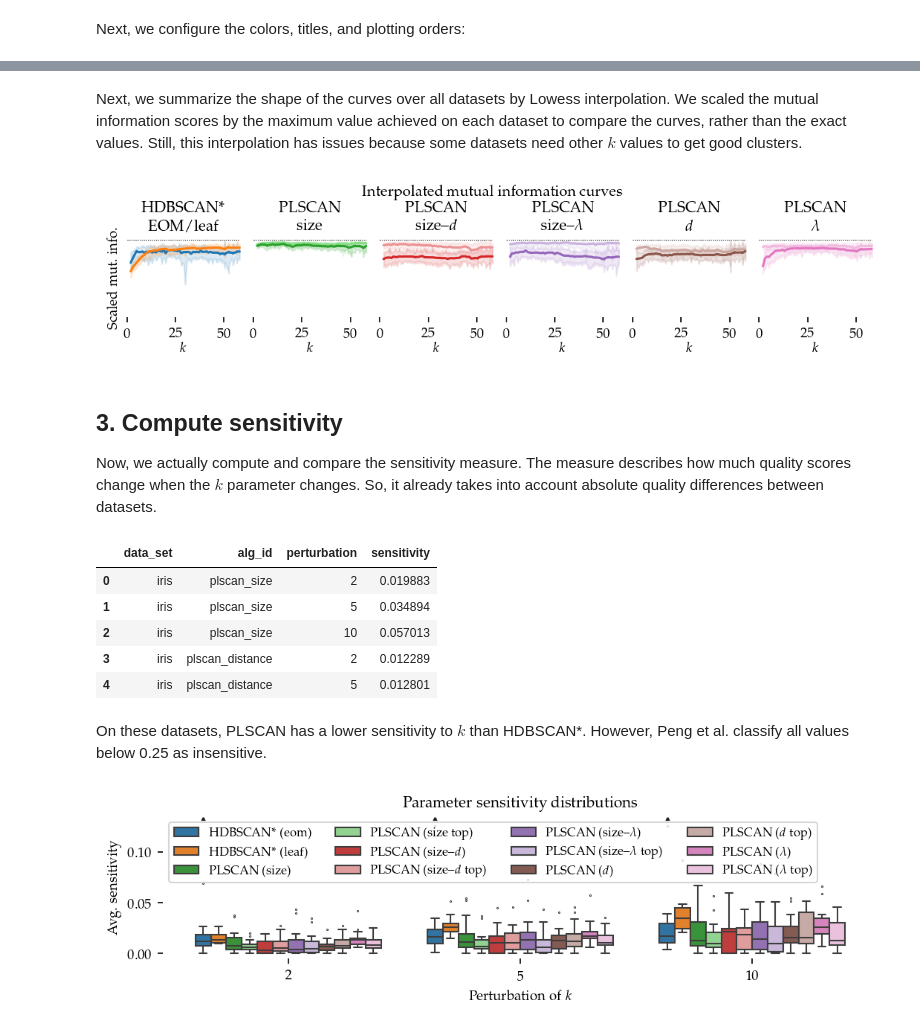
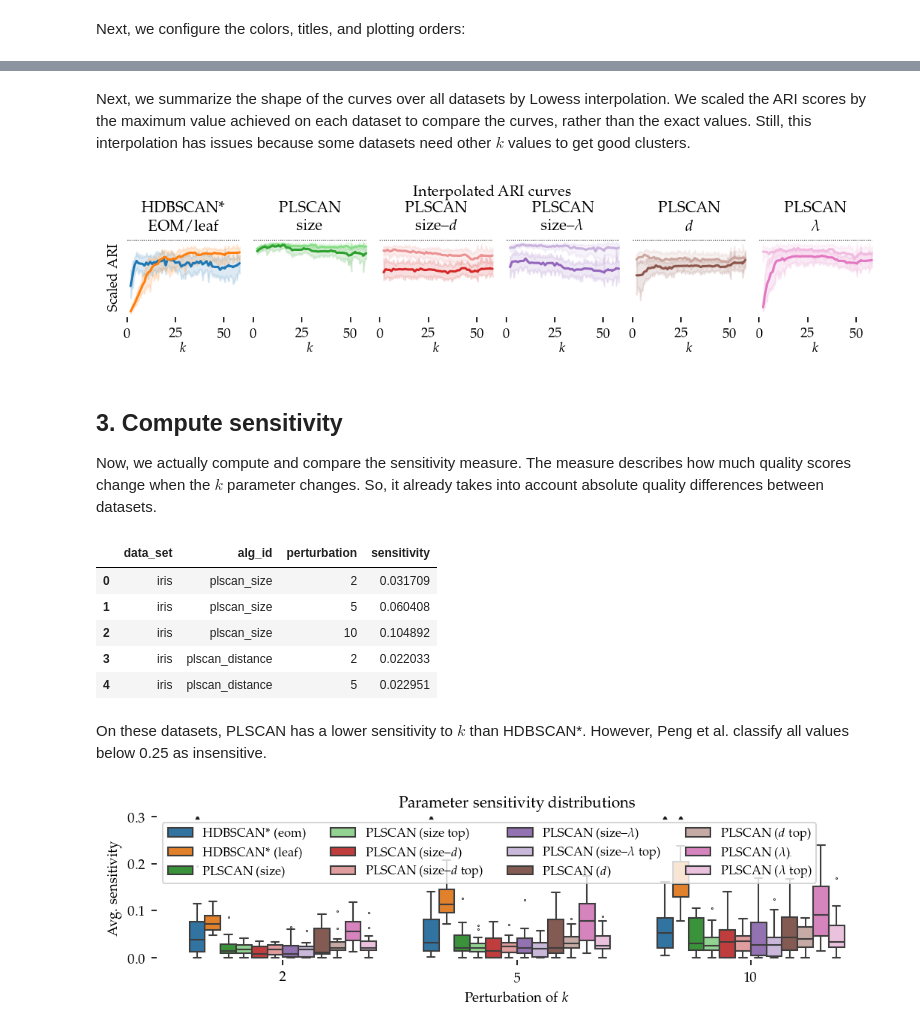
Before and after one commit to JelmerBot/fast_plscan, a Jupyter notebook: docs/demo_parameter_sensitivity.ipynb, the cells around one changed output, grey strips where cells are left out. Drawn from its saved outputs; the diff is of its cells as text; code cells hidden in the pictures.

Commit message:
sensitivity on ari; table with default layer;

```diff
--- a/docs/demo_parameter_sensitivity.ipynb
+++ b/docs/demo_parameter_sensitivity.ipynb
@@ -546,10 +546,10 @@ for j, ids in enumerate(alg_idxs):
     plt.yticks([])
     plt.ylim(0, 1)
     if j == 0:
-        plt.ylabel(f"{dataset_name(data_sets[0])}\nMutual info.", labelpad=0, color="w")
+        plt.ylabel(f"{dataset_name(data_sets[0])}\nARI.", labelpad=0, color="w")
     plt.tick_params(axis="x", colors="white")
     plt.tick_params(axis="y", colors="white")
-    plt.suptitle("Individual mutual information curves", y=1)
+    plt.suptitle("Per dataset curves", y=1)
     plt.subplots_adjust(bottom=0, right=1, top=1, left=0.08, wspace=0.01)
     plt.savefig("images/parameter_sensitivity_header.pdf", pad_inches=0)
 # %% [output]
@@ -559,7 +559,7 @@ for i, data_name in enumerate(data_sets):
     sized_fig(1, 1.1 / 6)
     ddf = plot_df.query(f'data_set == "{data_name}"')
     max_x = ddf.k.max()
-    max_y = ddf.mutual_info.max()
+    max_y = ddf.ari.max()
     for j, ids in enumerate(alg_idxs):
         plt.subplot(1, 6, j + 1)
         plt.hlines(
@@ -573,7 +573,7 @@ for i, data_name in enumerate(data_sets):
         sns.lineplot(
             data=ddf,
             x="k",
-            y="mutual_info",
+            y="ari",
             hue="alg_id",
             hue_order=[alg_ids[idx] for idx in ids],
             errorbar=None,
@@ -597,7 +597,7 @@ for i, data_name in enumerate(data_sets):
         plt.ylim(0, 1.05)
         plt.yticks(ticks)
         if j == 0:
-            plt.ylabel(f"{dataset_name(data_name)}\nMutual info.", labelpad=0)
+            plt.ylabel(f"{dataset_name(data_name)}\nARI", labelpad=0)
         else:
             plt.ylabel("")
             plt.gca().set_yticklabels(["" for t in ticks])
@@ -620,14 +620,14 @@ plt.show()
 ... (5 outputs left out)
 # %% [markdown]
 Next, we summarize the shape of the curves over all datasets by Lowess
-interpolation. We scaled the mutual information scores by the maximum value
-achieved on each dataset to compare the curves, rather than the exact values.
-Still, this interpolation has issues because some datasets need other $k$ values
-to get good clusters.
+interpolation. We scaled the ARI scores by the maximum value achieved on each
+dataset to compare the curves, rather than the exact values. Still, this
+interpolation has issues because some datasets need other $k$ values to get good
+clusters.
 # %%
 def scale_quality(group):
-    max_q = group.mutual_info.max()
-    group["scaled_quality"] = group.mutual_info / max_q
+    max_q = group.ari.max()
+    group["scaled_quality"] = group.ari / max_q
     return group
 
 
@@ -639,36 +639,36 @@ plot_df = (
 # %%
 sized_fig(1, 1.3 / 6)
 max_y = plot_df.scaled_quality.max()
 for j, ids in enumerate(alg_idxs):
     plt.subplot(1, 6, j + 1)
     for i, idx in enumerate(ids):
         alg_id = alg_ids[idx]
         plt.hlines(max_y, 0, max_x, colors="k", linestyles=":", linewidth=0.5)
         regplot_lowess_ci(
             plot_df.query(f'alg_id == "{alg_id}"'),
             x="k",
             y="scaled_quality",
-            ci_level=99,
+            ci_level=95,
             n_boot=100,
             lowess_frac=0.05,
             color=palette[idx],
             scatter=False,
         )
         plt.title(titles[j])
         plt.xlabel("$k$", labelpad=0)
         plt.ylim(0, 1)
         plt.yticks([])
         plt.xticks([0, 25, 50])
         if j == 0:
-            plt.ylabel("Scaled mut.~info.", labelpad=0)
+            plt.ylabel("Scaled ARI", labelpad=0)
         else:
             plt.ylabel("")
-plt.suptitle("Interpolated mutual information curves", y=1)
+plt.suptitle("Interpolated ARI curves", y=1)
 plt.subplots_adjust(bottom=0.22, right=1, left=0.02, wspace=0.02, top=0.68)
 plt.savefig("images/parameter_sensitivity_scaled.pdf", pad_inches=0)
 plt.show()
 # %% [output]
-[figure, old version]
+[figure, new version]
 # %% [markdown]
 ## 3. Compute sensitivity
 
@@ -679,12 +679,12 @@ already takes into account absolute quality differences between datasets.
 sensitivity_records = []
 for data_set, alg_id in product(df_top.data_set.unique(), df_top.alg_id.unique()):
     sub_df = df_top.query(f"data_set == '{data_set}' & alg_id == '{alg_id}'")
-    mut_infos = defaultdict(lambda: np.nan, {k: v for k, v in zip(sub_df.k, sub_df.mutual_info)})
-    lookup_fun = np.vectorize(lambda x: mut_infos[x])
-    initial_mut_info = lookup_fun(min_sample_sizes)[np.newaxis, :, :]
-    perturbed_mut_info = lookup_fun(new_values)
+    vals = defaultdict(lambda: np.nan, {k: v for k, v in zip(sub_df.k, sub_df.ari)})
+    lookup_fun = np.vectorize(lambda x: vals[x])
+    initial_val = lookup_fun(min_sample_sizes)[np.newaxis, :, :]
+    perturbed_val = lookup_fun(new_values)
     with np.errstate(divide="ignore", invalid="ignore"):
-        diff = np.abs((perturbed_mut_info - initial_mut_info) / (perturbed_mut_info + initial_mut_info))
+        diff = np.abs((perturbed_val - initial_val) / (perturbed_val + initial_val))
     with warnings.catch_warnings():
         warnings.simplefilter("ignore", category=RuntimeWarning)
         sensitivity = np.nanmean(diff, axis=(1, 2))
@@ -703,11 +703,11 @@ df_sens = pd.DataFrame.from_records(sensitivity_records)
 df_sens.head()
 # %% [output]
 |  | data_set | alg_id | perturbation | sensitivity |
-| 0 | iris | plscan_size | 2 | 0.019883 |
-| 1 | iris | plscan_size | 5 | 0.034894 |
-| 2 | iris | plscan_size | 10 | 0.057013 |
-| 3 | iris | plscan_distance | 2 | 0.012289 |
-| 4 | iris | plscan_distance | 5 | 0.012801 |
+| 0 | iris | plscan_size | 2 | 0.031709 |
+| 1 | iris | plscan_size | 5 | 0.060408 |
+| 2 | iris | plscan_size | 10 | 0.104892 |
+| 3 | iris | plscan_distance | 2 | 0.022033 |
+| 4 | iris | plscan_distance | 5 | 0.022951 |
 # %% [markdown]
 On these datasets, PLSCAN has a lower sensitivity to $k$ than HDBSCAN*. However,
 Peng et al. classify all values below 0.25 as insensitive.
@@ -731,7 +731,7 @@ ax = sns.boxplot(
     linewidth=1,
     legend=True,
 )
-max_y = 0.135
+max_y = 0.3
 plot_df.sensitivity > max_y
 u_perts = plot_df.perturbation.unique().tolist()
 for (alg_id, perturbation), _ in (
@@ -745,7 +745,7 @@ for (alg_id, perturbation), _ in (
     o = pert_order - w + (alg_order) * w / 6 + w / 12
     plt.plot(o, max_y - 0.002, 'k^', markersize=1.5)
 
-plt.yticks([0, 0.05, 0.1])
+# plt.yticks([0, 0.05, 0.1])
 plt.ylim(-0.005, max_y)
 plt.legend(ncol=4, title="", loc="upper left")
 plt.xlabel("Perturbation of $k$")
@@ -755,4 +755,4 @@ plt.subplots_adjust(left=0.075, right=1, bottom=0.21, top=0.9)
 plt.savefig("images/parameter_sensitivity_boxplot.pdf", pad_inches=0)
 plt.show()
 # %% [output]
-[figure, old version]
+[figure, new version]
```
Also changed, not shown: parts of 9 cells of this notebook, 20 other files.
